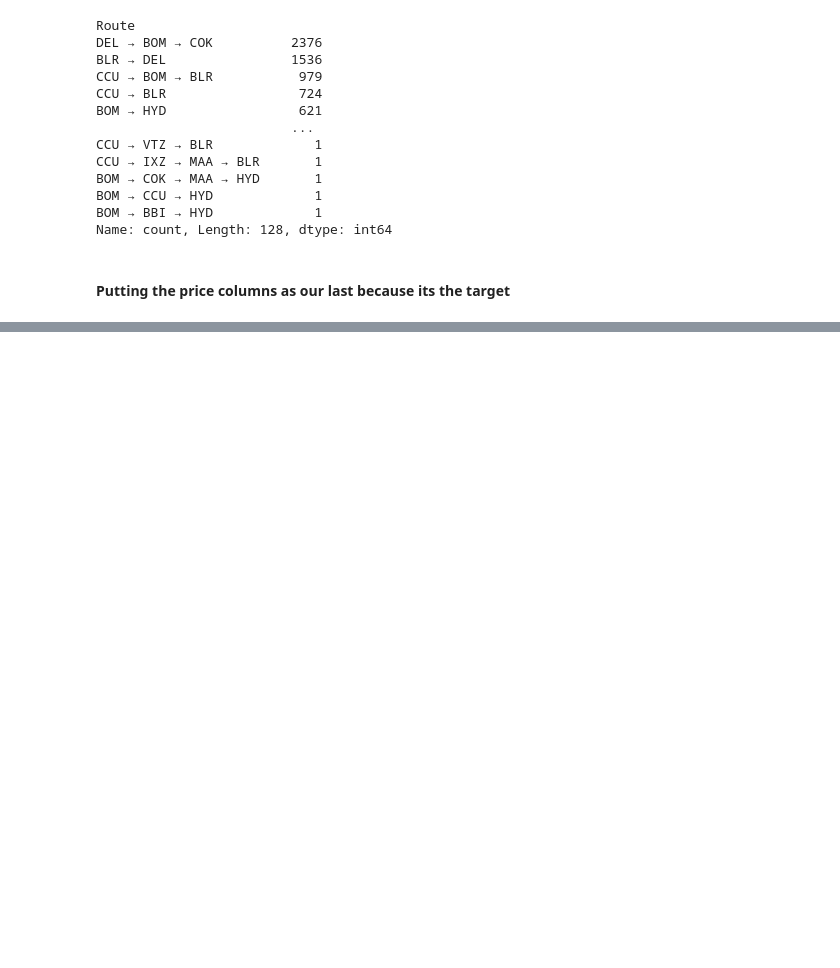
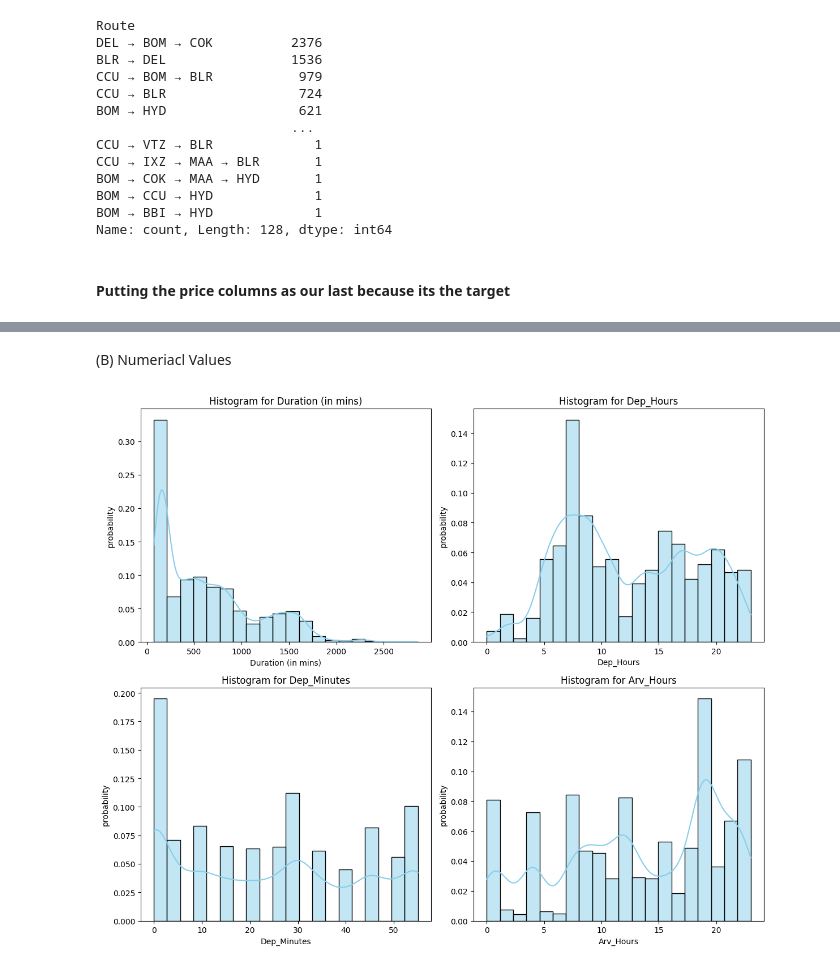
Before and after one commit to souvikghosh2000/Flight-Fare-Prediction, a Jupyter notebook: training.ipynb, the cells around one changed output, grey strips where cells are left out. Cells and saved outputs as stored; diff of their text form; code cells hidden in the pictures; blank space fills up the shorter version.

```diff
--- a/training.ipynb
+++ b/training.ipynb
@@ -298,0 +361,21 @@ df.sample(5)
+# %% [markdown]
+(B) Numeriacl Values
+# %%
+numeric_columns = ['Duration (in mins)','Dep_Hours', 'Dep_Minutes', 'Arv_Hours','Arv_Minutes','Price']
+fig, axes = plt.subplots(nrows=2, ncols=2, figsize=(12, 10))
+
+# Flatten the 2D array of axes into a 1D array for easier iteration
+axes = axes.flatten()
+
+# Plot histograms for numeric columns
+for i, column in enumerate(numeric_columns[:4]):  # Considering the first 4 numeric columns for a 2x2 grid
+    sns.histplot(df[column], bins=20, kde=True, color='skyblue', ax=axes[i], stat = 'probability')
+    axes[i].set_title(f'Histogram for {column}')
+    axes[i].set_xlabel(column)
+    axes[i].set_ylabel('probability')
+
+# Adjust layout
+plt.tight_layout()
+plt.show()
+# %% [output]
+[figure, added]
```
Also changed, not shown: parts of 24 cells of this notebook.
